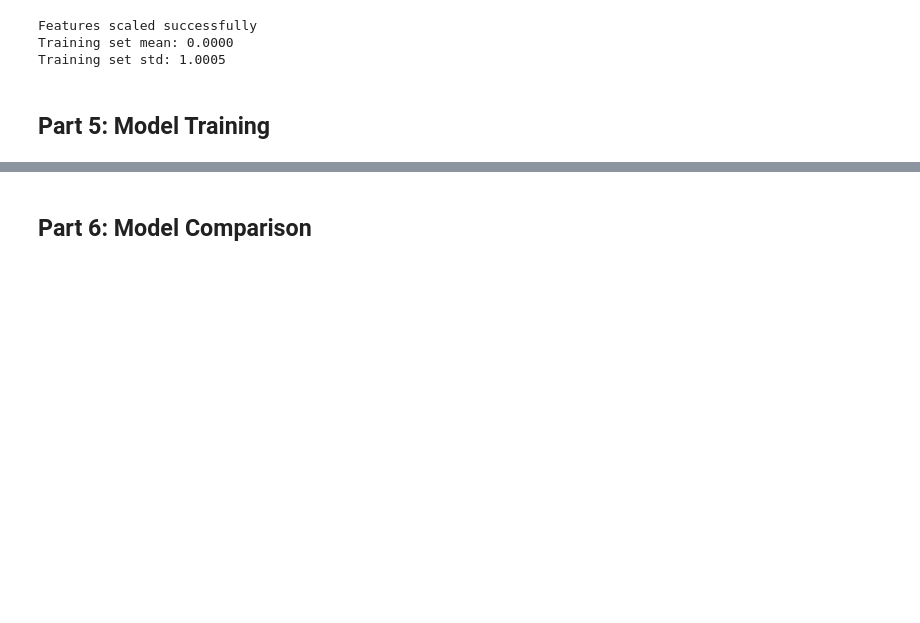
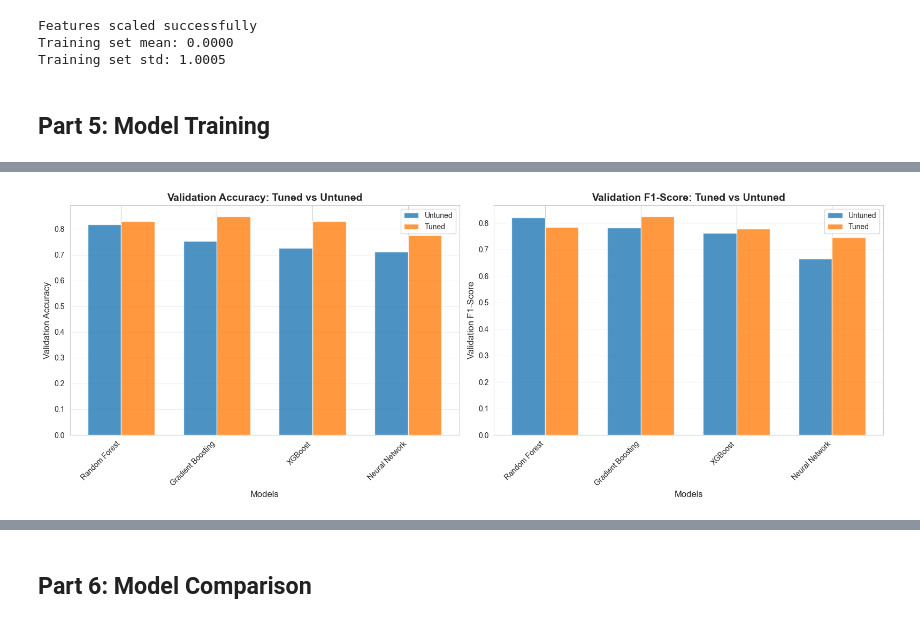
Before and after one commit to Tishie01/AI-Enabled-Smart-Ambulance-System-For-Emergency-Response-and-Hospital-Coordination, a Jupyter notebook: ml_models/notebooks/weather_training.ipynb, the cells around one changed output, grey strips where cells are left out. Drawn from its saved outputs; the diff is of its cells as text; code cells hidden in the pictures; blank space fills up the shorter version.

```diff
--- a/ml_models/notebooks/weather_training.ipynb
+++ b/ml_models/notebooks/weather_training.ipynb
@@ -369,0 +591,87 @@ CV Accuracy: 0.7828 (+/- 0.0242)
+# %%
+# Compare tuned vs untuned models
+comparison_data = []
+
+for name in models.keys():
+    # Untuned results
+    comparison_data.append({
+        'Model': name,
+        'Type': 'Untuned',
+        'Val Accuracy': results[name]['val_accuracy'],
+        'Val F1': results[name]['val_f1'],
+        'CV Mean': results[name]['cv_mean']
+    })
+    # Tuned results
+    comparison_data.append({
+        'Model': name,
+        'Type': 'Tuned',
+        'Val Accuracy': tuned_results[name]['val_accuracy'],
+        'Val F1': tuned_results[name]['val_f1'],
+        'CV Mean': tuned_results[name]['cv_mean']
+    })
+
+comparison_df = pd.DataFrame(comparison_data)
+
+print("\n" + "="*60)
+print("Tuned vs Untuned Model Comparison:")
+print("="*60)
+print(comparison_df.to_string(index=False))
+
+# Visualize comparison
+fig, axes = plt.subplots(1, 2, figsize=(16, 6))
+
+# Val Accuracy comparison
+models_list = list(models.keys())
+x = np.arange(len(models_list))
+width = 0.35
+
+untuned_acc = [results[m]['val_accuracy'] for m in models_list]
+tuned_acc = [tuned_results[m]['val_accuracy'] for m in models_list]
+
+axes[0].bar(x - width/2, untuned_acc, width, label='Untuned', alpha=0.8)
+axes[0].bar(x + width/2, tuned_acc, width, label='Tuned', alpha=0.8)
+axes[0].set_xlabel('Models', fontsize=12)
+axes[0].set_ylabel('Validation Accuracy', fontsize=12)
+axes[0].set_title('Validation Accuracy: Tuned vs Untuned', fontsize=14, fontweight='bold')
+axes[0].set_xticks(x)
+axes[0].set_xticklabels(models_list, rotation=45, ha='right')
+axes[0].legend()
+axes[0].grid(axis='y', alpha=0.3)
+
+# Val F1 comparison
+untuned_f1 = [results[m]['val_f1'] for m in models_list]
+tuned_f1 = [tuned_results[m]['val_f1'] for m in models_list]
+
+axes[1].bar(x - width/2, untuned_f1, width, label='Untuned', alpha=0.8)
+axes[1].bar(x + width/2, tuned_f1, width, label='Tuned', alpha=0.8)
+axes[1].set_xlabel('Models', fontsize=12)
+axes[1].set_ylabel('Validation F1-Score', fontsize=12)
+axes[1].set_title('Validation F1-Score: Tuned vs Untuned', fontsize=14, fontweight='bold')
+axes[1].set_xticks(x)
+axes[1].set_xticklabels(models_list, rotation=45, ha='right')
+axes[1].legend()
+axes[1].grid(axis='y', alpha=0.3)
+
+plt.tight_layout()
+plt.savefig(PLOTS_DIR / 'tuned_vs_untuned_comparison.png', dpi=300, bbox_inches='tight')
+plt.show()
+
+# Find best tuned model
+tuned_comparison = pd.DataFrame({
+    'Val Accuracy': [tuned_results[m]['val_accuracy'] for m in tuned_results.keys()],
+    'Val F1': [tuned_results[m]['val_f1'] for m in tuned_results.keys()],
+    'CV Mean': [tuned_results[m]['cv_mean'] for m in tuned_results.keys()]
+}, index=list(tuned_results.keys())).sort_values('Val Accuracy', ascending=False)
+
+print("\n" + "="*60)
+print("Best Tuned Model:")
+print("="*60)
+best_tuned_model_name = tuned_comparison.index[0]
+print(f"Model: {best_tuned_model_name}")
+print(f"Validation Accuracy: {tuned_comparison.loc[best_tuned_model_name, 'Val Accuracy']:.4f}")
+print(f"Validation F1-Score: {tuned_comparison.loc[best_tuned_model_name, 'Val F1']:.4f}")
+print(f"\nBest Parameters:")
+for param, value in tuned_results[best_tuned_model_name]['best_params'].items():
+    print(f"  {param}: {value}")
+print("="*60)
+# %% [output]
@@ -369,0 +690 @@ CV Accuracy: 0.7828 (+/- 0.0242)
+[figure, added]
```
Also changed, not shown: parts of 17 cells of this notebook, 3 other files.
